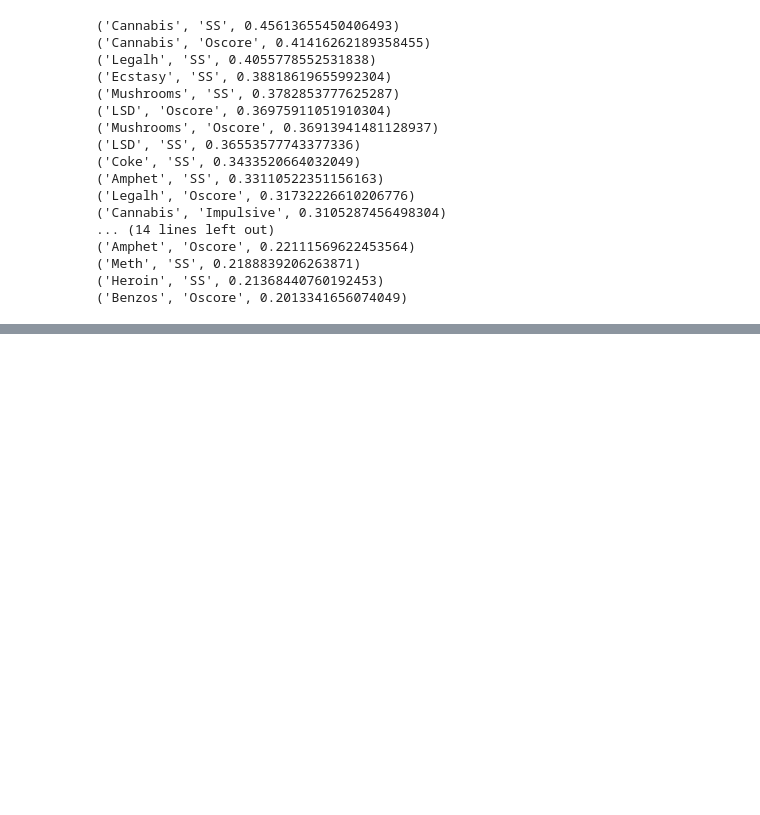
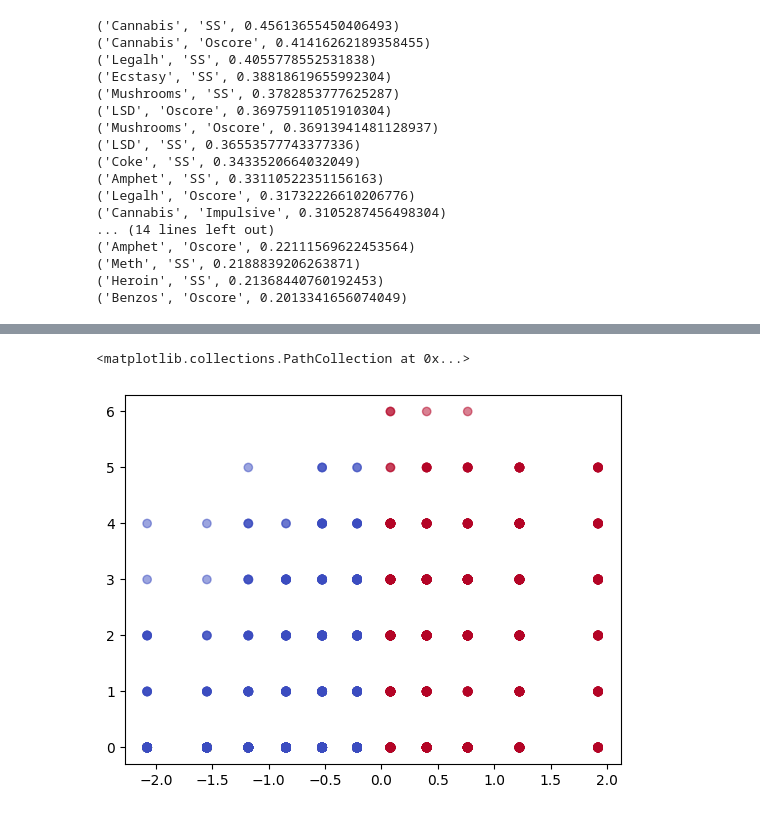
Before and after one commit to Rayanworkout/Predicting-Drug-Consumption, a Jupyter notebook: backend/notebooks/regression/linear.ipynb, the cells around one changed output, grey strips where cells are left out. Drawn from its saved outputs; the diff is of its cells as text; code cells hidden in the pictures; blank space fills up the shorter version.

```diff
--- a/backend/notebooks/regression/linear.ipynb
+++ b/backend/notebooks/regression/linear.ipynb
@@ -160,3 +177,8 @@ plt.show()
+# %%
+plt.scatter(df['SS'], df['Mushrooms'], c=df["SS"] > 0, cmap='coolwarm', alpha=0.5)
+# %% [output]
+<matplotlib.collections.PathCollection at 0x...>
+[figure, added]
 # %%
 from sklearn.model_selection import train_test_split
 from sklearn.linear_model import LinearRegression
```
Also changed, not shown: parts of 6 cells of this notebook.
